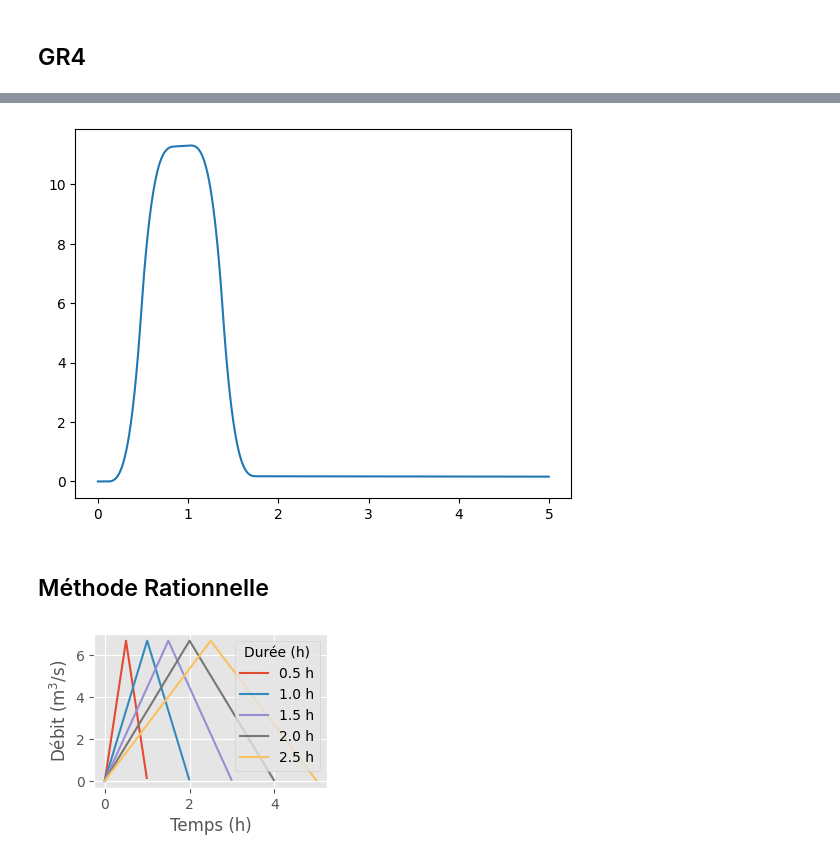
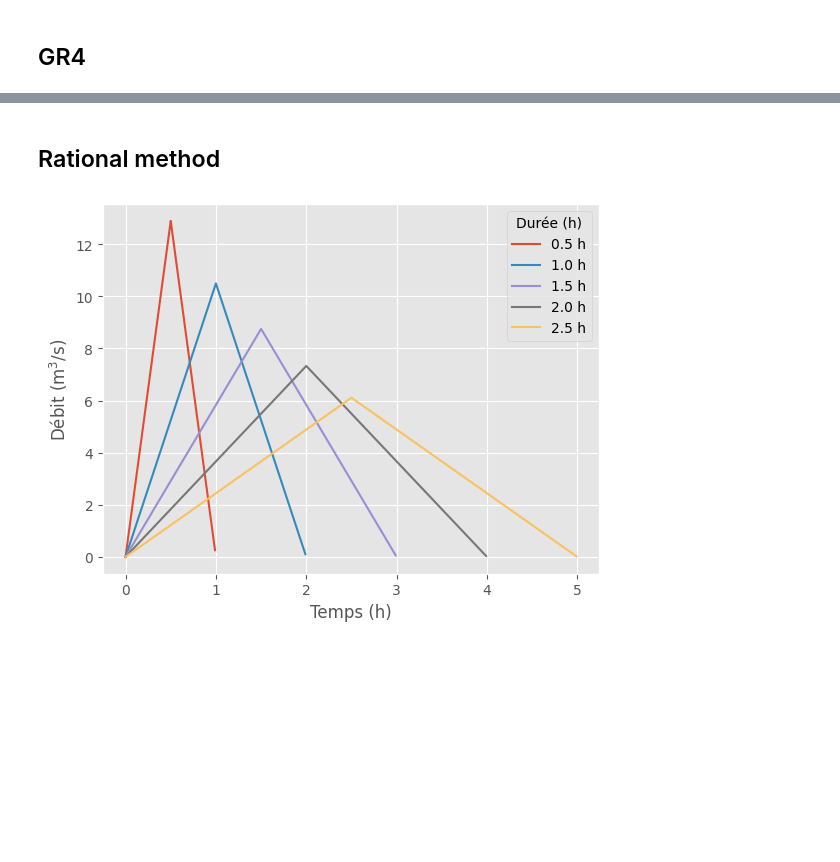
Before and after one commit to giboul/Hydrogibs, a Jupyter notebook: examples.ipynb, the cells around one changed output, grey strips where cells are left out. Drawn from its saved outputs; the diff is of its cells as text; code cells hidden in the pictures; blank space fills up the shorter version.

```diff
--- a/examples.ipynb
+++ b/examples.ipynb
@@ -1,3 +1,8 @@
+# %%
+import hydrogibs as hg
+import numpy as np
+from matplotlib import pyplot as plt
+plt.style.use("ggplot")
 # %% [markdown]
 ## QdF
 # %%
@@ -55,34 +60,17 @@ plt.show()
-# %%
-from matplotlib import pyplot as plt
-import numpy as np
-from hydrogibs import GR4
-
-rain = GR4.BlockRain(intensity=70, duration=1)
-catchment = GR4.Catchment(X1=57.6/100, X2=7.28, X3=2.4/100, X4=0.38)
-
-event = rain @ catchment
-time = event.time
-discharge = event.discharge
-
-plt.plot(time, discharge)
-plt.show()
-# %% [output]
-[figure, removed]
-# %% [markdown]
-## Méthode Rationnelle
+# %% [markdown]
+## Rational method
 # %%
-from hydrogibs.RationalMethod import rational_method
-
 durations = np.array((0.5, 1, 1.5, 2, 2.5))
 
-with plt.style.context("ggplot"):
-    plt.figure(figsize=(3, 2))
-    for d in durations:
-        t, Q = rational_method(S=1.8, Cr=0.2, tc=d, ip=66.7)
-        plt.plot(t, Q, label=f"{d:.1f} h")
-    plt.xlabel("Temps (h)")
-    plt.ylabel("Débit (m$^3$/s)")
-    plt.legend(title="Durée (h)")
-    plt.show()
+def rainfall(d, T):
+    return 51.0 - 88.2 * (1-(-np.log(1-1/T)))**-0.107 * (d/24)**0.4
+
+for d in durations:
+    t, Q = hg.rational_method(S=1.8, Cr=0.8, tc=d, ip=rainfall(d, 100))
+    plt.plot(t, Q, label=f"{d:.1f} h")
+plt.xlabel("Temps (h)")
+plt.ylabel("Débit (m$^3$/s)")
+plt.legend(title="Durée (h)")
+plt.show()
 # %% [output]
-[figure, old version]
+[figure, new version]
```
Also changed, not shown: parts of 2 cells of this notebook, 9 other files.
